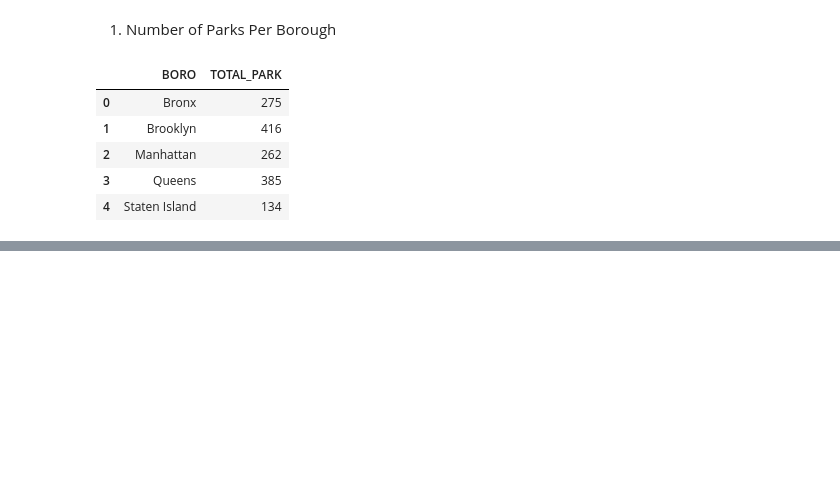
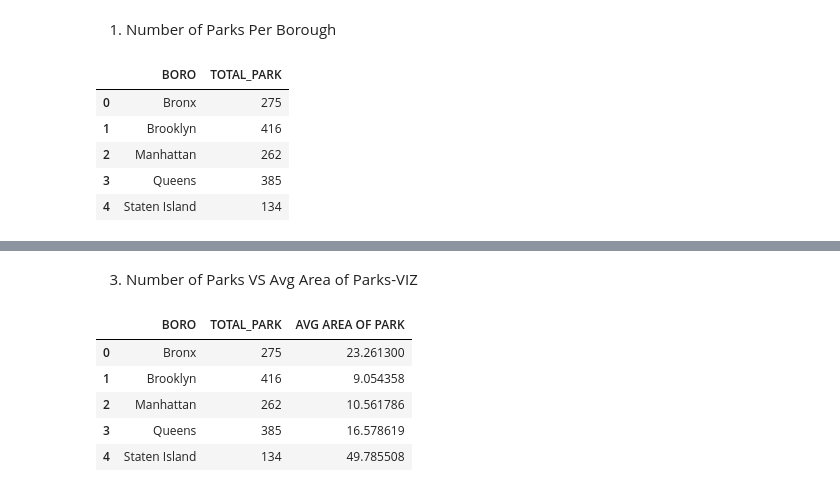
Before and after one commit to meryhotma/meryhotma.github.io, a Jupyter notebook: Project_3.ipynb, the cells around one changed output, grey strips where cells are left out. Cells and saved outputs as stored; diff of their text form; code cells hidden in the pictures; blank space fills up the shorter version.

```diff
--- a/Project_3.ipynb
+++ b/Project_3.ipynb
@@ -261,0 +266,7 @@ park_count
+# %%
+# calculate the average area of of park per borough
+park_area = (
+    park_filtered.groupby("BORO")["ACRES"].mean().reset_index(name="AVG AREA OF PARK")
+)
+
+park_area
@@ -261,0 +282,14 @@ park_count
+# %% [markdown]
+3. Number of Parks VS Avg Area of Parks-VIZ
+# %%
+# merge both tables
+park_number_area = pd.merge(park_count, park_area, on="BORO", how="left")
+
+park_number_area
+# %% [output]
+|  | BORO | TOTAL_PARK | AVG AREA OF PARK |
+| 0 | Bronx | 275 | 23.261300 |
+| 1 | Brooklyn | 416 | 9.054358 |
+| 2 | Manhattan | 262 | 10.561786 |
+| 3 | Queens | 385 | 16.578619 |
+| 4 | Staten Island | 134 | 49.785508 |
```
Also changed, not shown: parts of 4 cells of this notebook.
